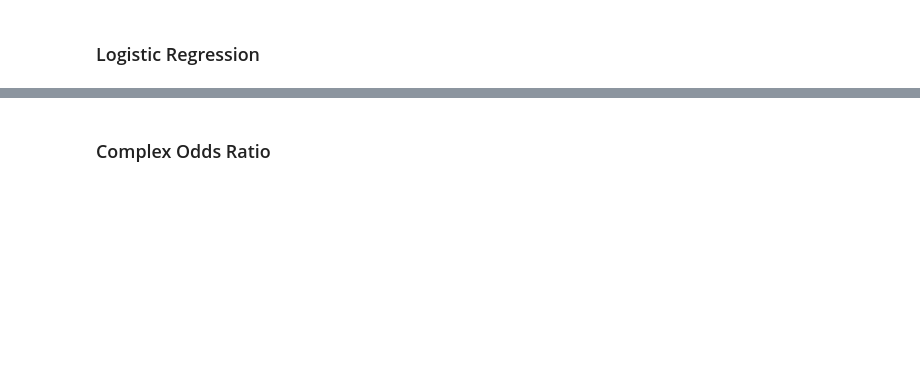
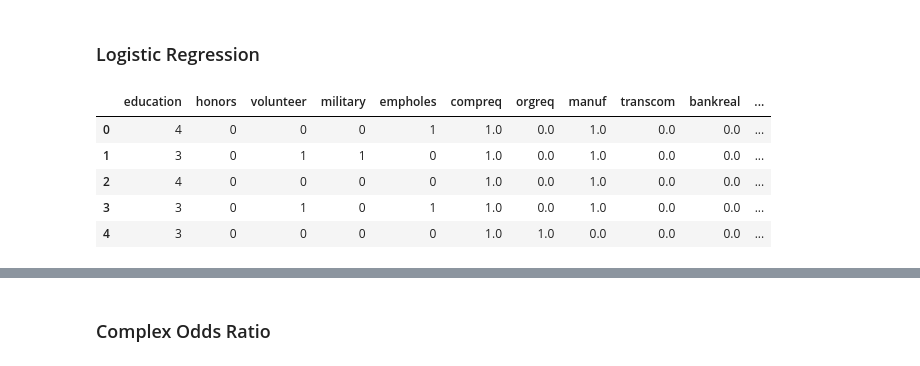
Before and after one commit to pmleffers/ExploratoryToolbox, a Jupyter notebook: Stats.ipynb, the cells around one changed output, grey strips where cells are left out. Drawn from its saved outputs; the diff is of its cells as text; code cells hidden in the pictures; blank space fills up the shorter version.

```diff
--- a/Stats.ipynb
+++ b/Stats.ipynb
@@ -514,2 +510,15 @@ print(coefs)
 # %% [markdown]
 ### Logistic Regression
+# %%
+data = pd.io.stata.read_stata('EDA_racial_discrimination/data/us_job_market_discrimination.dta')
+# %%
+x_cols=['education','honors','volunteer','military','empholes','compreq','orgreq','manuf','transcom','bankreal','trade','busservice','othservice']
+# %%
+data[x_cols].head()
+# %% [output]
+|  | education | honors | volunteer | military | empholes | compreq | orgreq | manuf | transcom | bankreal | ... |
+| 0 | 4 | 0 | 0 | 0 | 1 | 1.0 | 0.0 | 1.0 | 0.0 | 0.0 | ... |
+| 1 | 3 | 0 | 1 | 1 | 0 | 1.0 | 0.0 | 1.0 | 0.0 | 0.0 | ... |
+| 2 | 4 | 0 | 0 | 0 | 0 | 1.0 | 0.0 | 1.0 | 0.0 | 0.0 | ... |
+| 3 | 3 | 0 | 1 | 0 | 1 | 1.0 | 0.0 | 1.0 | 0.0 | 0.0 | ... |
+| 4 | 3 | 0 | 0 | 0 | 0 | 1.0 | 1.0 | 0.0 | 0.0 | 0.0 | ... |
```
Also changed, not shown: parts of 15 cells of this notebook.
